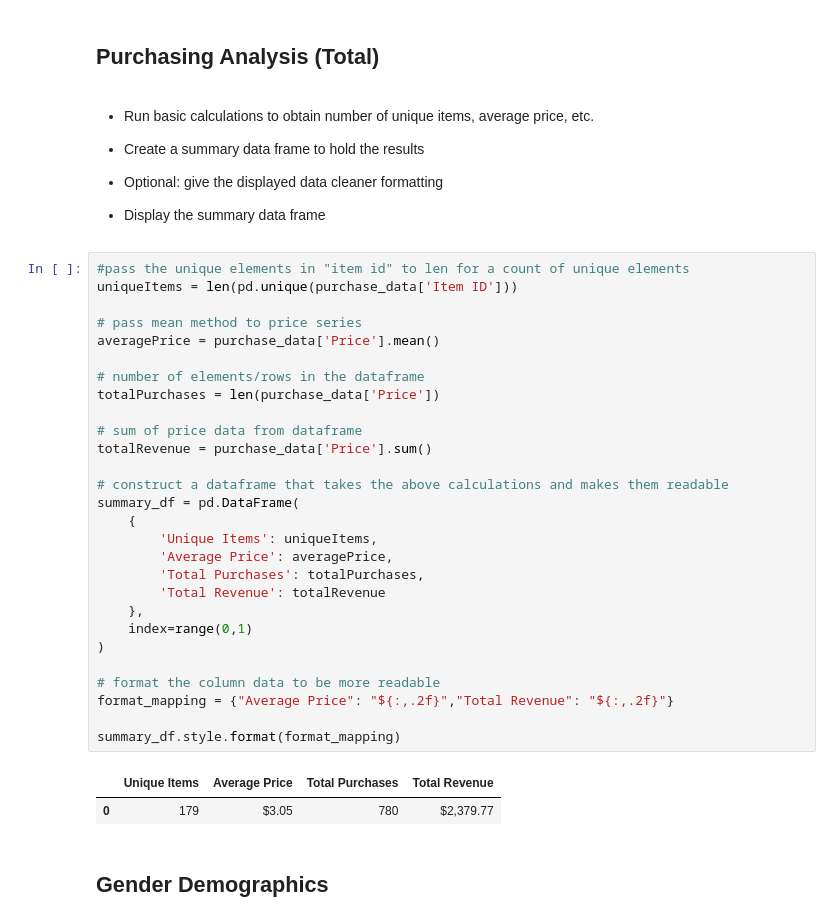
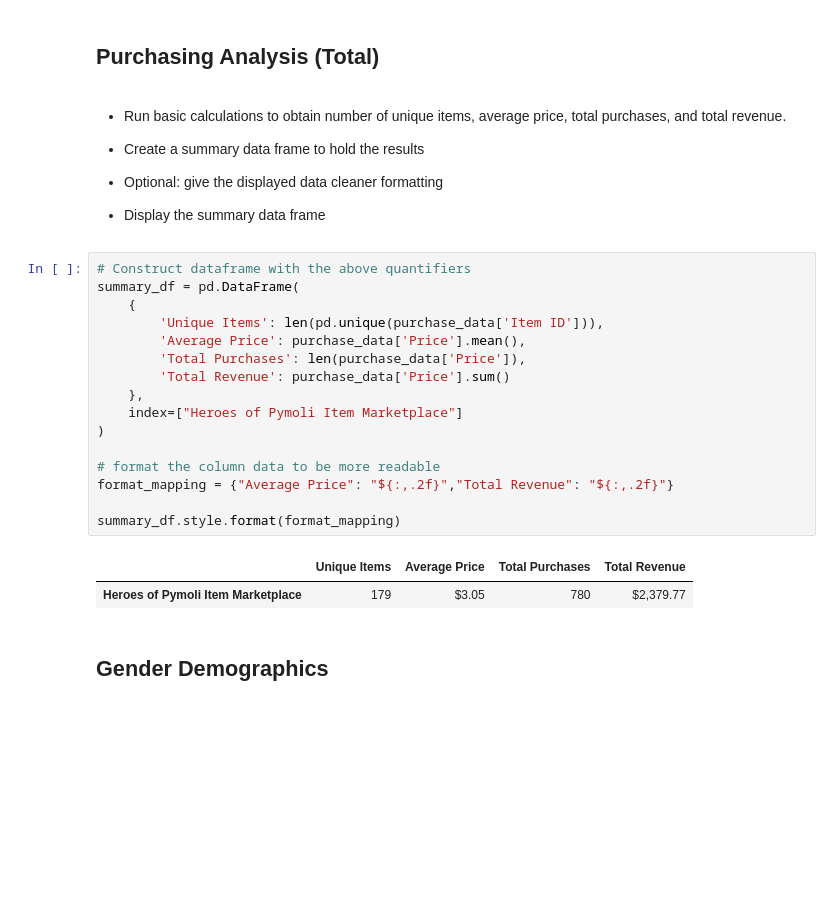
Before and after one commit to AJB-hub/pandas-challenge, a Jupyter notebook: HeroesOfPymoli/Main.ipynb, the cells around one changed output. Drawn from its saved outputs; the diff is of its cells as text; blank space fills up the shorter version.

```diff
--- a/HeroesOfPymoli/Main.ipynb
+++ b/HeroesOfPymoli/Main.ipynb
@@ -30,8 +30,7 @@ print(f'{uniquePlayers} players.')
 # %% [markdown]
 ## Purchasing Analysis (Total)
 # %% [markdown]
-* Run basic calculations to obtain number of unique items, average price, etc.
-
+* Run basic calculations to obtain number of unique items, average price, total purchases, and total revenue.
 
 * Create a summary data frame to hold the results
 
@@ -41,36 +40,24 @@ print(f'{uniquePlayers} players.')
 
 * Display the summary data frame
 # %%
-#pass the unique elements in "item id" to len for a count of unique elements
-uniqueItems = len(pd.unique(purchase_data['Item ID']))
-
-# pass mean method to price series
-averagePrice = purchase_data['Price'].mean()
-
-# number of elements/rows in the dataframe
-totalPurchases = len(purchase_data['Price'])
-
-# sum of price data from dataframe
-totalRevenue = purchase_data['Price'].sum()
-
-# construct a dataframe that takes the above calculations and makes them readable
+# Construct dataframe with the above quantifiers
 summary_df = pd.DataFrame(
     {
-        'Unique Items': uniqueItems,
-        'Average Price': averagePrice,
-        'Total Purchases': totalPurchases,
-        'Total Revenue': totalRevenue
+        'Unique Items': len(pd.unique(purchase_data['Item ID'])),
+        'Average Price': purchase_data['Price'].mean(),
+        'Total Purchases': len(purchase_data['Price']),
+        'Total Revenue': purchase_data['Price'].sum()
     },
-    index=range(0,1)
+    index=["Heroes of Pymoli Item Marketplace"]
 )
 
 # format the column data to be more readable
 format_mapping = {"Average Price": "${:,.2f}","Total Revenue": "${:,.2f}"}
 
 summary_df.style.format(format_mapping)
 # %% [output]
 |  | Unique Items | Average Price | Total Purchases | Total Revenue |
-| 0 | 179 | $3.05 | 780 | $2,379.77 |
+| Heroes of Pymoli Item Marketplace | 179 | $3.05 | 780 | $2,379.77 |
 # %% [markdown]
 ## Gender Demographics
 # %% [markdown]
```
Also changed, not shown: parts of 5 cells of this notebook.
